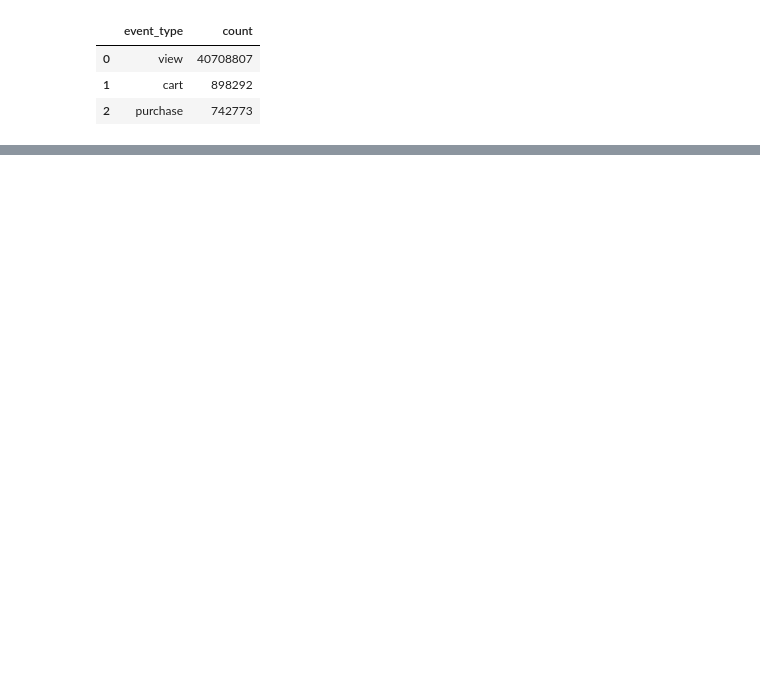
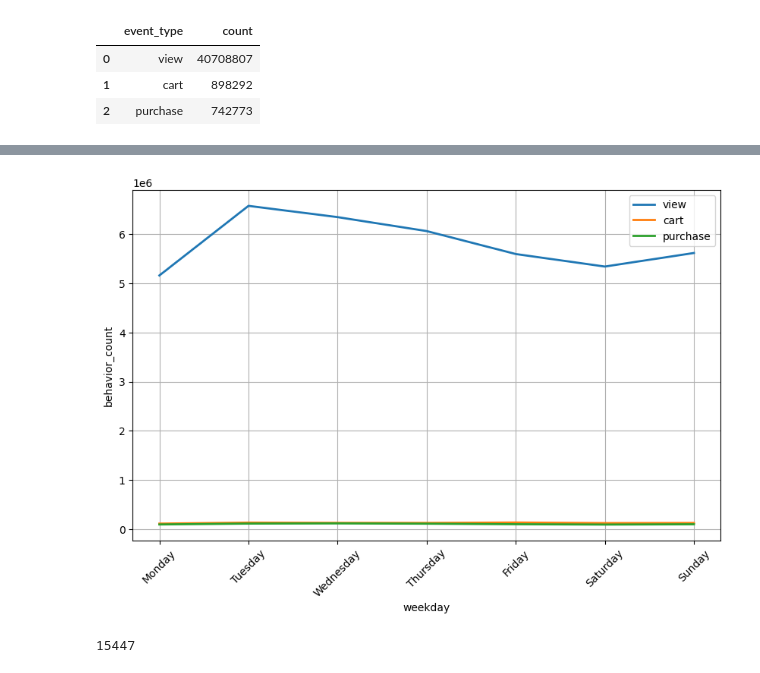
Before and after one commit to Vinch1/ecommerce_graph, a Jupyter notebook: draw.ipynb, the cells around one changed output, grey strips where cells are left out. Cells and saved outputs as stored; diff of their text form; code cells hidden in the pictures; blank space fills up the shorter version.

```diff
--- a/draw.ipynb
+++ b/draw.ipynb
@@ -88,0 +186,4 @@ gc.collect()
+# %%
+path =os.path.join(data_prefix_path, "weekly_behavior/csv/", "part-00000-8afa8cc1-a9ce-4b9f-81a6-dbe0e1a505da-c000.csv")
+df = pd.read_csv(path)
+df.head()
@@ -88,0 +197,23 @@ gc.collect()
+# %%
+plt.figure(figsize=(10, 6), facecolor="white")
+sns.lineplot(
+    data=df,
+    x='weekday',
+    y='behavior_count',
+    hue='event_type',
+    linewidth=2,
+    errorbar=None
+)
+plt.xticks(ticks=range(7),
+           labels=["Monday","Tuesday","Wednesday","Thursday","Friday","Saturday","Sunday"],
+           rotation=45)
+plt.grid()
+plt.legend()
+plt.show()
+
+# del df
+# plt.close()
+# gc.collect()
+# %% [output]
+[figure, added]
+15447
```
Also changed, not shown: parts of 12 cells of this notebook.
